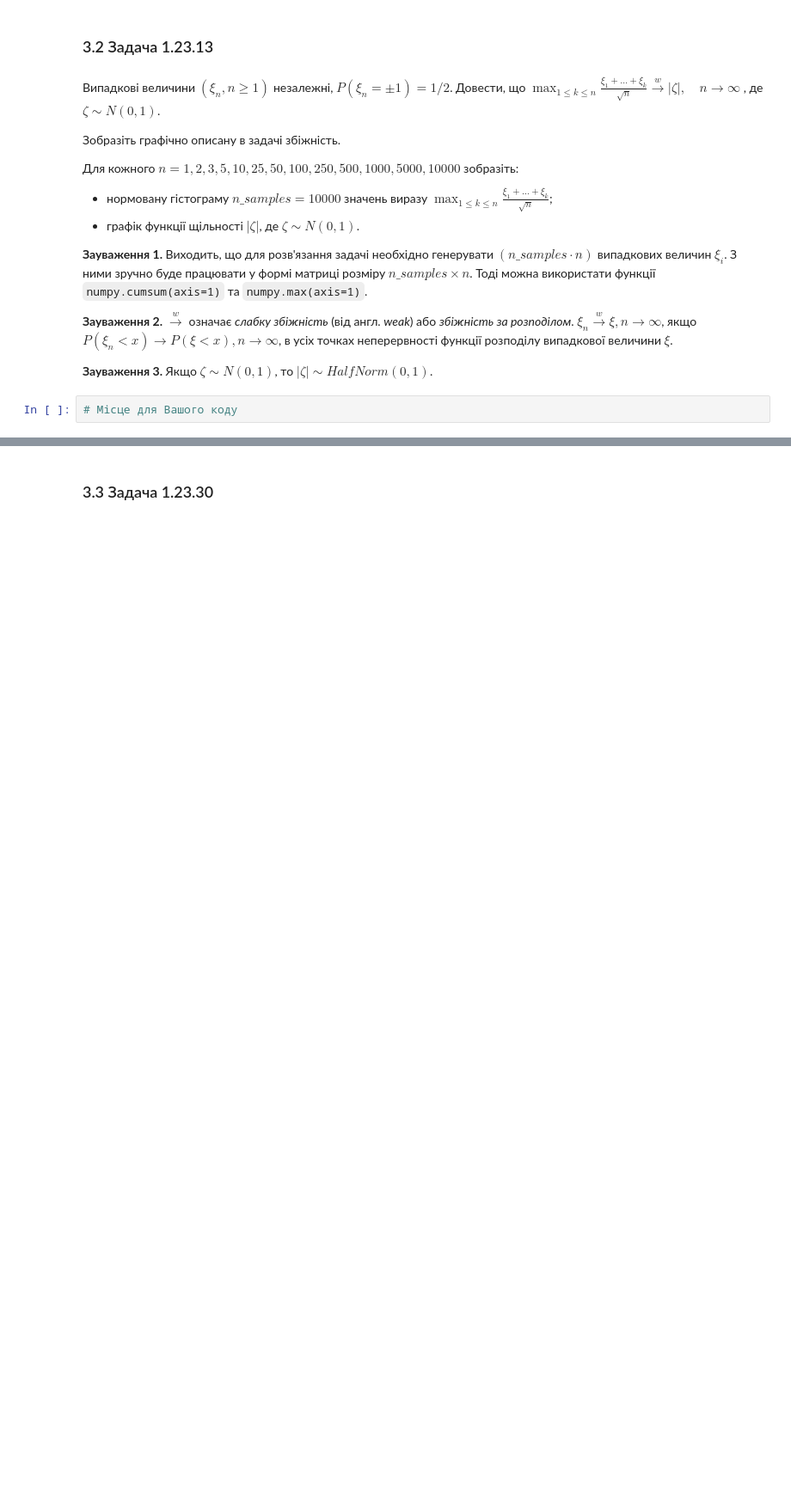
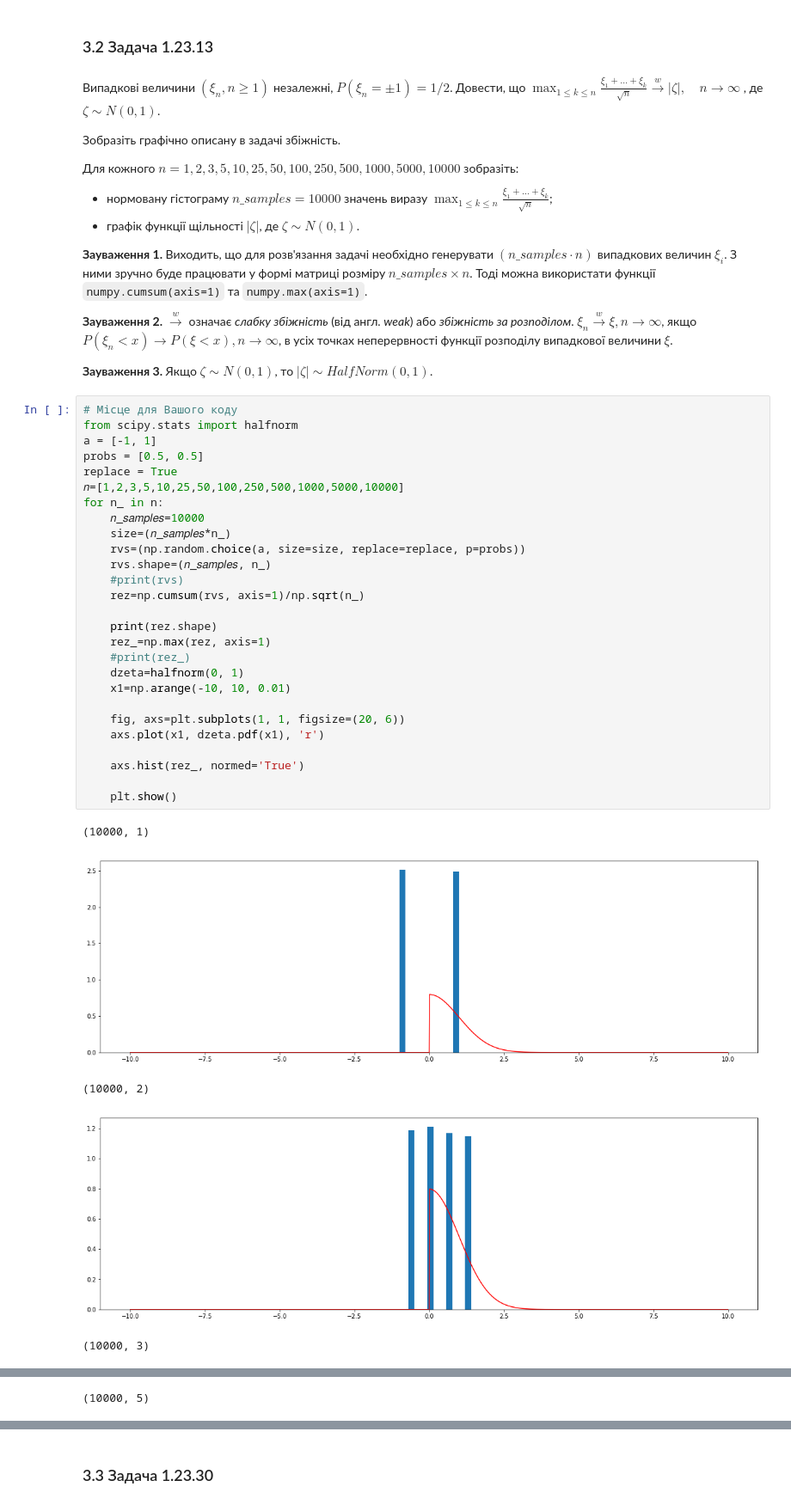
Before and after one commit to mikke-172/probability_homework10, a Jupyter notebook: Лабораторне заняття 10.ipynb, the cells around one changed output, grey strips where cells are left out. Shown at 86% size. Saved outputs shown, nothing was run; the diff lists cells and outputs as text; blank space fills up the shorter version.

```diff
--- a/Лабораторне заняття 10.ipynb
+++ b/Лабораторне заняття 10.ipynb
@@ -371,5 +486,36 @@ $\xi_n \xrightarrow{w} \xi, n \to \infty$, якщо $P(\xi_n < x) \to P(\xi < x)
 в усіх точках неперервності функції розподілу випадкової величини $\xi$.
 
 **Зауваження 3.** Якщо $\zeta \sim N(0, 1)$, то $\left| \zeta \right| \sim HalfNorm(0, 1)$.
-# %%
-# Місце для Вашого коду
+# %%
+# Місце для Вашого коду
+from scipy.stats import halfnorm
+a = [-1, 1]
+probs = [0.5, 0.5]
+replace = True
+𝑛=[1,2,3,5,10,25,50,100,250,500,1000,5000,10000]
+for n_ in n:
+    𝑛_𝑠𝑎𝑚𝑝𝑙𝑒𝑠=10000
+    size=(𝑛_𝑠𝑎𝑚𝑝𝑙𝑒𝑠*n_)
+    rvs=(np.random.choice(a, size=size, replace=replace, p=probs))
+    rvs.shape=(𝑛_𝑠𝑎𝑚𝑝𝑙𝑒𝑠, n_)
+    #print(rvs)
+    rez=np.cumsum(rvs, axis=1)/np.sqrt(n_)
+
+    print(rez.shape)
+    rez_=np.max(rez, axis=1)
+    #print(rez_)
+    dzeta=halfnorm(0, 1)
+    x1=np.arange(-10, 10, 0.01)
+
+    fig, axs=plt.subplots(1, 1, figsize=(20, 6))
+    axs.plot(x1, dzeta.pdf(x1), 'r')
+
+    axs.hist(rez_, normed='True')
+
+    plt.show()
+# %% [output]
+(10000, 1)
+[figure, added]
+(10000, 2)
+[figure, added]
+(10000, 3)
@@ -375,0 +523 @@ $\xi_n \xrightarrow{w} \xi, n \to \infty$, якщо $P(\xi_n < x) \to P(\xi < x)
+(10000, 5)
```
Also changed, not shown: parts of 5 cells of this notebook.
